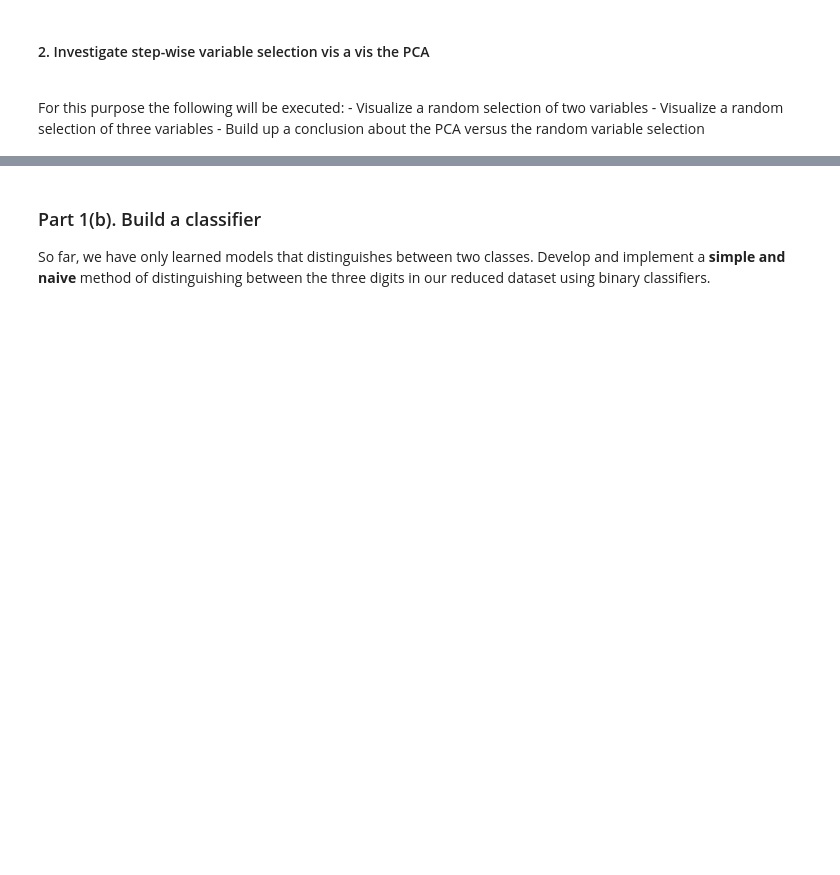
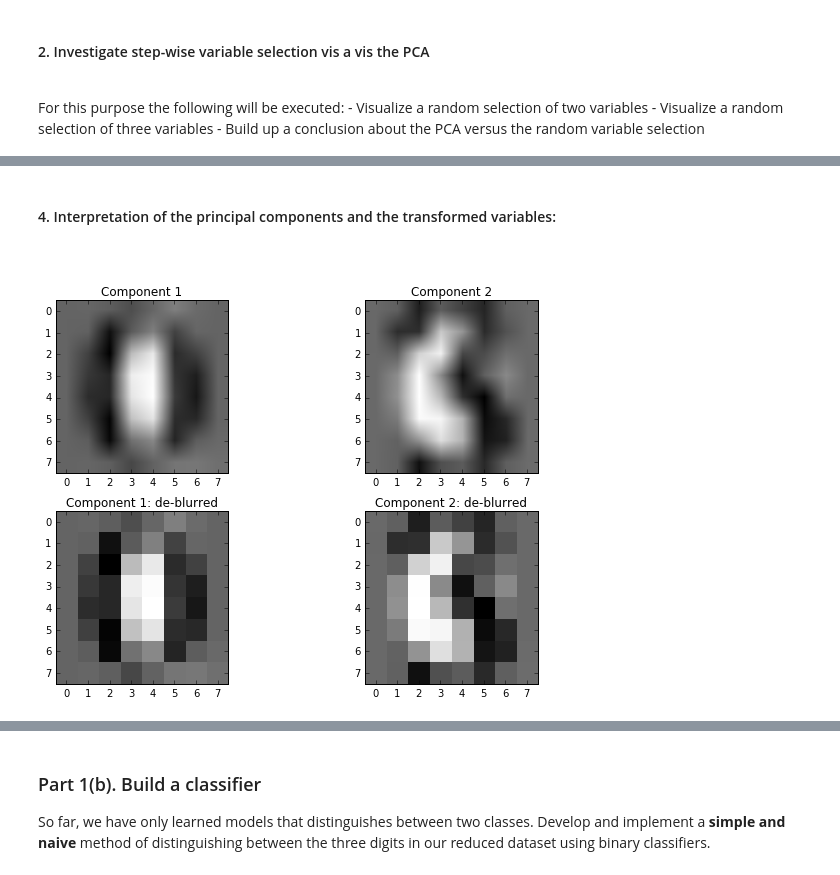
Before and after one commit to alokkshukla/cs109-2, a Jupyter notebook: HW5/Bassily_Hany_cse109a_HW5.ipynb, the cells around one changed output, grey strips where cells are left out. Cells and saved outputs as stored; diff of their text form; code cells hidden in the pictures; blank space fills up the shorter version.

```diff
--- a/HW5/Bassily_Hany_cse109a_HW5.ipynb
+++ b/HW5/Bassily_Hany_cse109a_HW5.ipynb
@@ -143,0 +371,31 @@ For this purpose the following will be executed:
+# %% [markdown]
+#### 4. Interpretation of the principal components and the transformed variables:
+
+<br>
+# %%
+# Based on Lab 6 Code by Prof. Weiwei Pan
+
+# Visualize the principle components:
+# -----------------------------------
+
+fig, ax = plt.subplots(2, 2, figsize=(10, 6))
+# COMPONENT 1
+ax[0, 0].imshow(components2[0].reshape(8,8), cmap=plt.cm.gray_r)
+ax[0, 0].set_title('Component 1')
+
+# COMPONENT 2
+ax[0, 1].imshow(components2[1].reshape(8,8), cmap=plt.cm.gray_r)
+ax[0, 1].set_title('Component 2')
+
+# COMPONENT 1
+ax[1, 0].imshow(components2[0].reshape(8,8), cmap=plt.cm.gray_r, interpolation='nearest')
+ax[1, 0].set_title('Component 1: de-blurred')
+
+# COMPONENT 2
+ax[1, 1].imshow(components2[1].reshape(8,8), cmap=plt.cm.gray_r, interpolation='nearest')
+ax[1, 1].set_title('Component 2: de-blurred')
+
+plt.tight_layout()
+plt.show()
+# %% [output]
+[figure, added]
```
Also changed, not shown: parts of 23 cells of this notebook.
